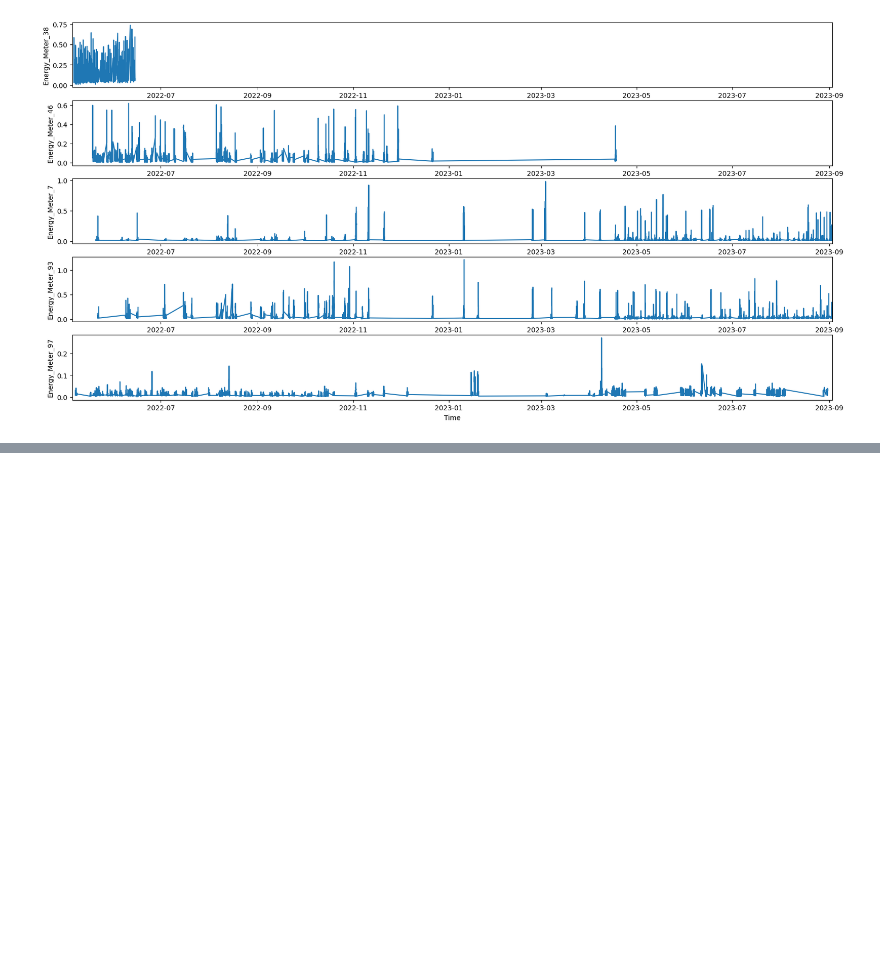
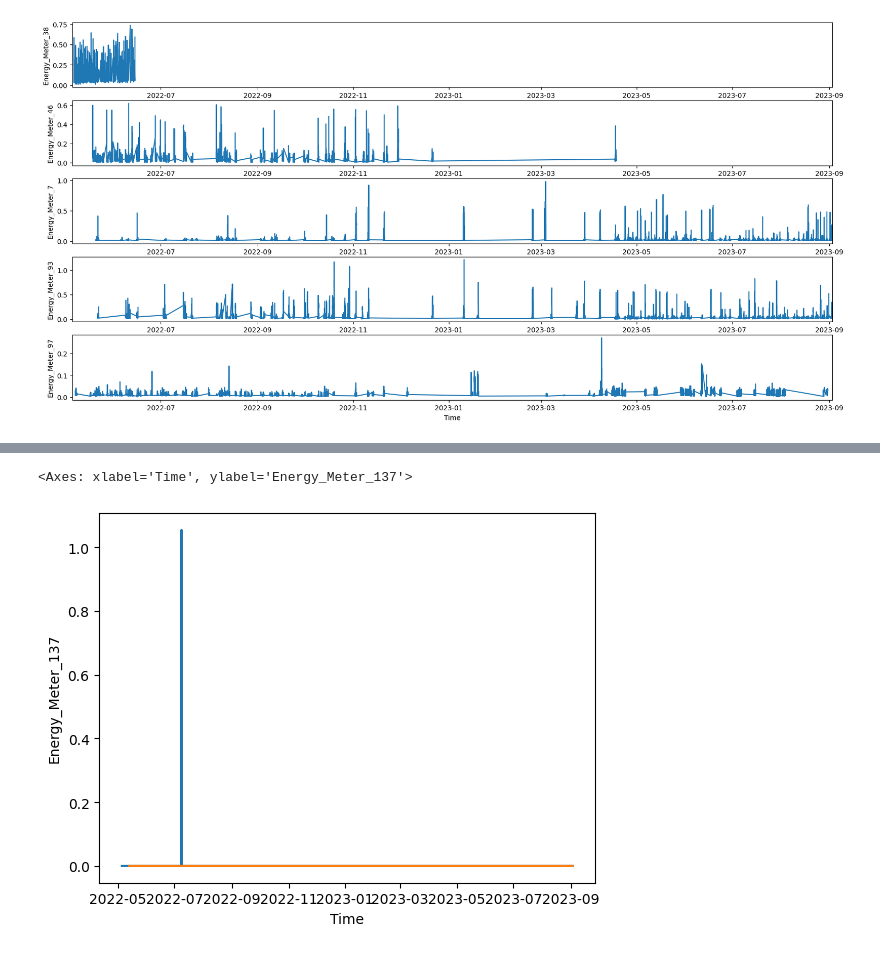
Before and after one commit to 444ai/Electricity_Consumption, a Jupyter notebook: 0_yt_EDA.ipynb, the cells around one changed output, grey strips where cells are left out. Cells and saved outputs as stored; diff of their text form; code cells hidden in the pictures; blank space fills up the shorter version.

```diff
--- a/0_yt_EDA.ipynb
+++ b/0_yt_EDA.ipynb
@@ -685,0 +955,7 @@ for i, column in enumerate(low_val_meters):
+# %%
+#questions about meters 87,137, ...
+sns.lineplot(energy_raw["Energy_Meter_137"])
+sns.lineplot(energy_raw["Energy_Meter_87"])
+# %% [output]
+<Axes: xlabel='Time', ylabel='Energy_Meter_137'>
+[figure, added]
```
Also changed, not shown: parts of 16 cells of this notebook.
